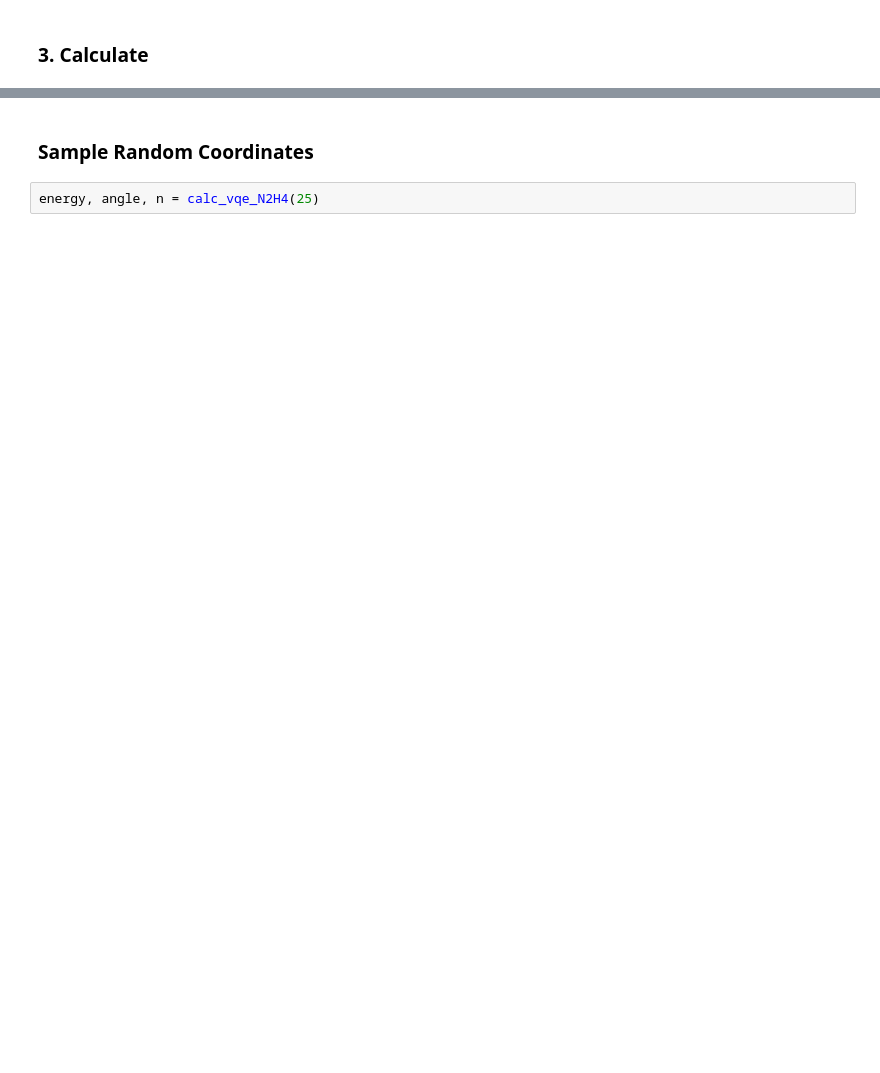
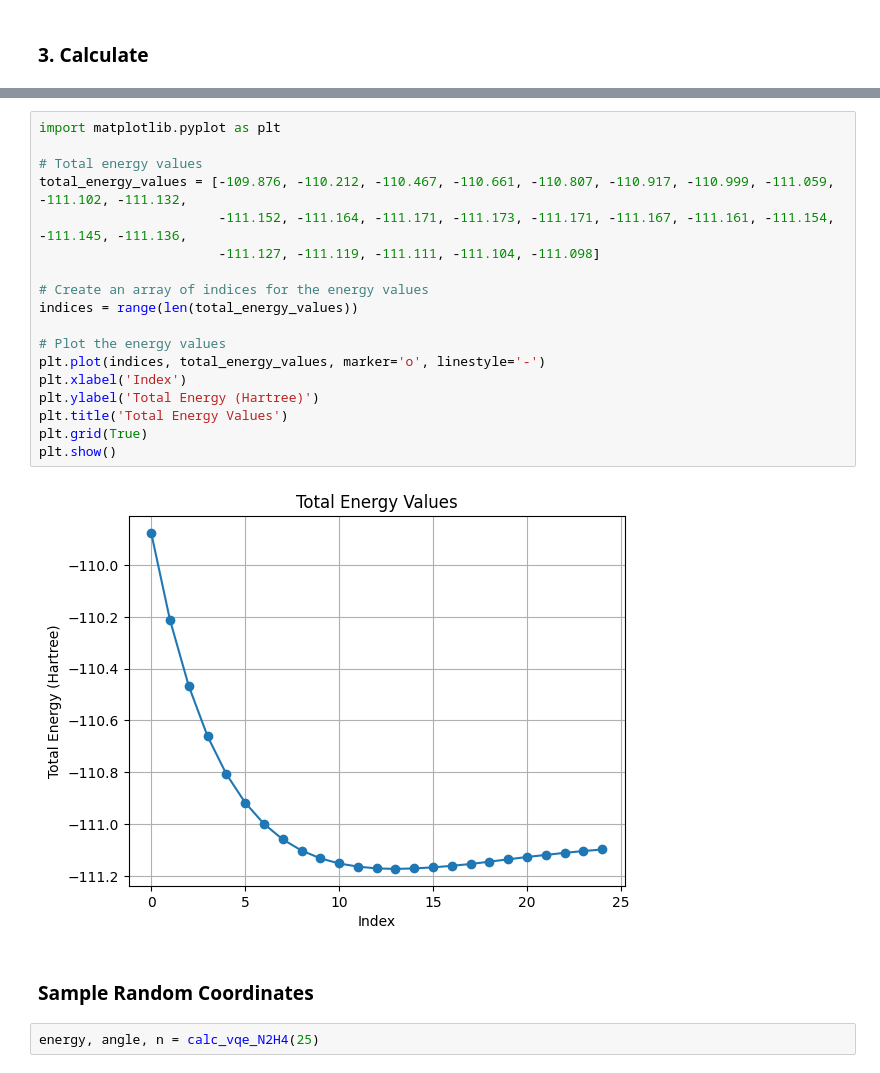
Before and after one commit to azhar-ikhtiarudin/variational-quantum-eigensolver, a Jupyter notebook: N2H4/N2H4_vqe.ipynb, the cells around one changed output, grey strips where cells are left out. Saved outputs shown, nothing was run; the diff lists cells and outputs as text; blank space fills up the shorter version.

```diff
--- a/N2H4/N2H4_vqe.ipynb
+++ b/N2H4/N2H4_vqe.ipynb
@@ -111,3 +132,23 @@ plt.plot(E_R)
+# %%
+import matplotlib.pyplot as plt
+
+# Total energy values
+total_energy_values = [-109.876, -110.212, -110.467, -110.661, -110.807, -110.917, -110.999, -111.059, -111.102, -111.132,
+                       -111.152, -111.164, -111.171, -111.173, -111.171, -111.167, -111.161, -111.154, -111.145, -111.136,
+                       -111.127, -111.119, -111.111, -111.104, -111.098]
+
+# Create an array of indices for the energy values
+indices = range(len(total_energy_values))
+
+# Plot the energy values
+plt.plot(indices, total_energy_values, marker='o', linestyle='-')
+plt.xlabel('Index')
+plt.ylabel('Total Energy (Hartree)')
+plt.title('Total Energy Values')
+plt.grid(True)
+plt.show()
+# %% [output]
+[figure, added]
 # %% [markdown]
 ### Sample Random Coordinates
 # %%
```
Also changed, not shown: parts of 7 cells of this notebook, 3 other files.
